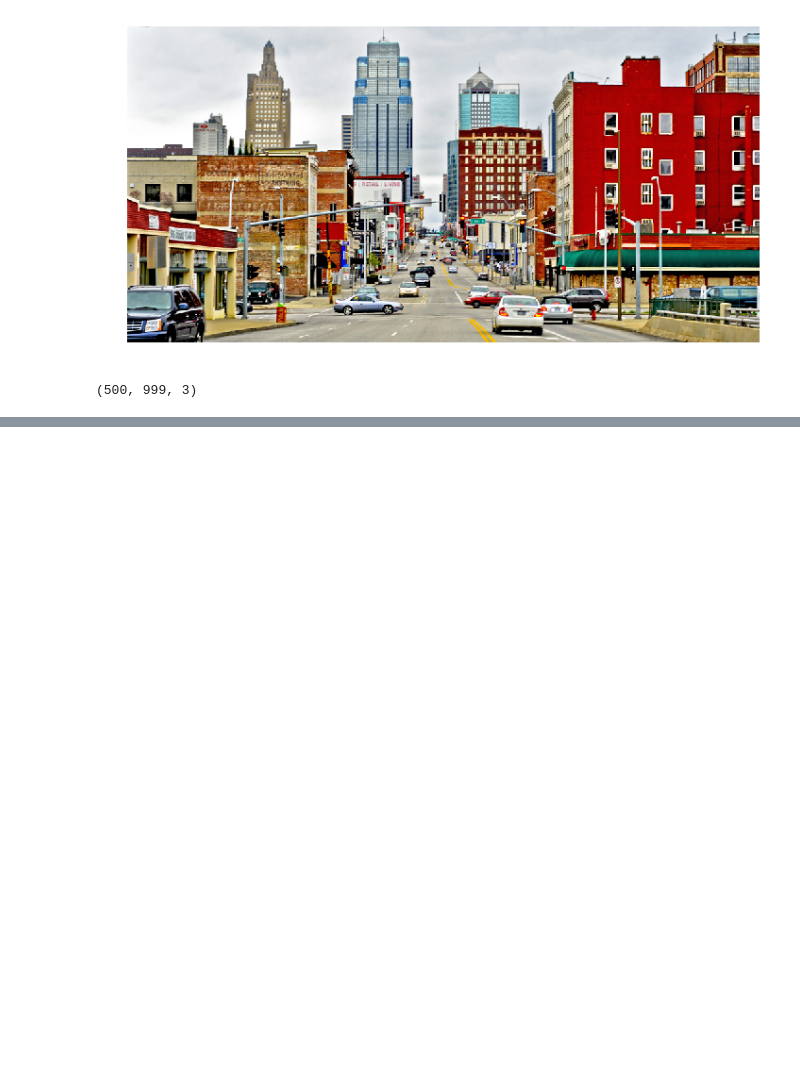
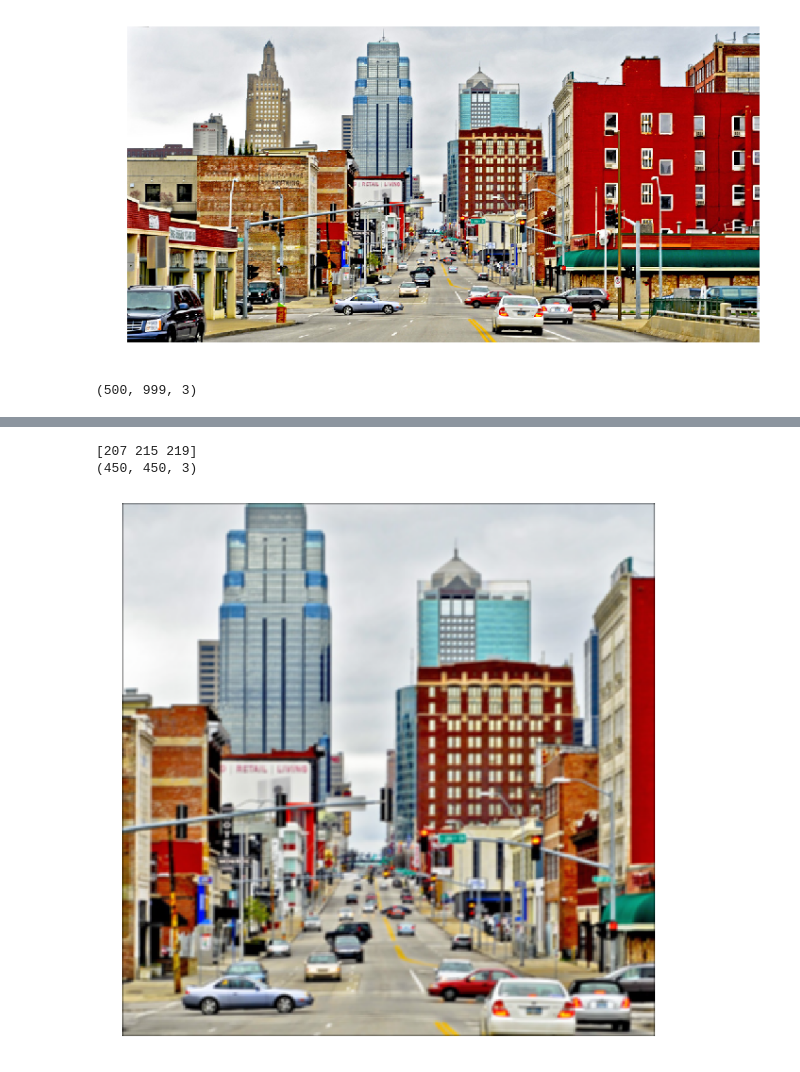
Before and after one commit to JackBurdick/teaching_a_computer_to_fish, a Jupyter notebook: convolution/conv_dev.ipynb, the cells around one changed output, grey strips where cells are left out. Drawn from its saved outputs; the diff is of its cells as text; code cells hidden in the pictures; blank space fills up the shorter version.

```diff
--- a/convolution/conv_dev.ipynb
+++ b/convolution/conv_dev.ipynb
@@ -163,0 +176,28 @@ print(cropped_img.shape)
+# %%
+def create_rgb_fmap_stack(fmap):
+    outz = np.zeros([9,9,3,3])
+    # create 9x9x3 for input dim
+    # OUT: R
+    # R
+    outz[:,:,0,0] = fmap.copy()
+    # G
+    outz[:,:,1,0] = np.zeros([9,9])
+    # B
+    outz[:,:,2,0] = np.zeros([9,9])
+
+    # OUT: G
+    # R
+    outz[:,:,0,1] = np.zeros([9,9])
+    # G
+    outz[:,:,1,1] = fmap.copy()
+    # B
+    outz[:,:,2,1] = np.zeros([9,9])
+
+    # OUT: R
+    # R
+    outz[:,:,0,2] = np.zeros([9,9])
+    # G
+    outz[:,:,1,2] = np.zeros([9,9])
+    # B
+    outz[:,:,2,2] = fmap.copy()
+    return outz
@@ -163,0 +247,21 @@ print(cropped_img.shape)
+# %%
+out = tf.nn.conv2d(input=np.expand_dims(cropped_img, axis=0).astype(np.float32),
+                   filter=c_line, strides=[1,1,1,1], padding="SAME")
+outx = np.asarray(out)[0]
+
+outz = np.zeros([450,450,3])
+outz[:,:,0] = (outx[:,:,0] / np.max(outx[:,:,0]) + (np.min(outx[:,:,0])))*255
+outz[:,:,1] = (outx[:,:,1] / np.max(outx[:,:,1]) + (np.min(outx[:,:,1])))*255
+outz[:,:,2] = (outx[:,:,2] / np.max(outx[:,:,2]) + (np.min(outx[:,:,2])))*255
+
+# print(np.max(outx[:,:,0]))
+# print(np.max(outx[:,:,1]))
+# print(np.max(outx[:,:,2]))
+
+print(outz[100][230].astype(np.uint8))
+print(outx.shape)
+plot_single_image(outz)
+# %% [output]
+[207 215 219]
+(450, 450, 3)
+[figure, added]
```
Also changed, not shown: parts of 7 cells of this notebook.
